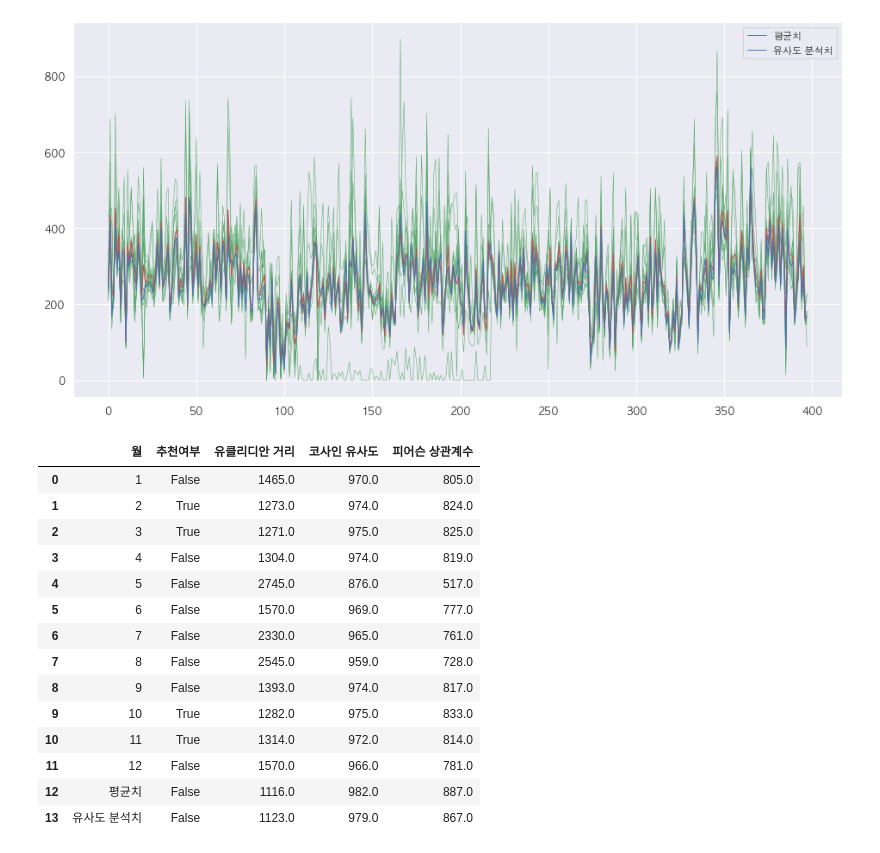
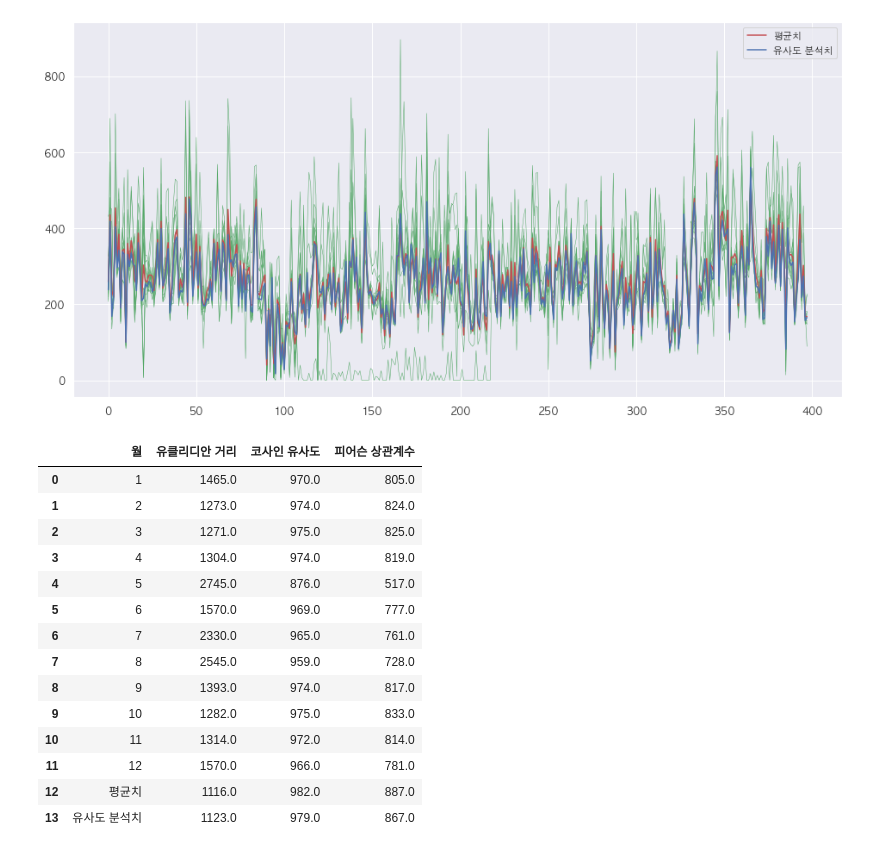
Before and after one commit to formegusto/contract-recommendation-system, a Jupyter notebook: prototype/notebook/New Prototype.ipynb, the cells around one changed output. Saved outputs shown, nothing was run; the diff lists cells and outputs as text; code cells hidden in the pictures.

```diff
--- a/prototype/notebook/New Prototype.ipynb
+++ b/prototype/notebook/New Prototype.ipynb
@@ -56,5 +76,5 @@ p
 | 10 | 11 | 212.0 |
 | 11 | 12 | 220.0 |
 # %%
-m
+m.set_index("month")
 # %% [output]
@@ -150,0 +220,16 @@ mean_result = nu.mean_analysis(m, p, min_per, max_per)
+# %%
+target = 'loss_ratio'
+
+comp = np.array(anal_result[1][target]['comp'])[0]
+single = np.array(anal_result[1][target]['single'])[0]
+
+
+chk = anal_result[1]['pos_change_per'][target][0]
+
+plt.figure(figsize=(16,10))
+plt.plot(range(min_per, max_per + 1),comp, color='r',label="종합계약 평균 손해율")
+plt.plot(range(min_per, max_per + 1),single, color='b', label="단일계약 평균 손해율")
+plt.axvline(chk, color='r', label="종합계약 유리시점")
+
+plt.xticks(range(min_per, max_per + 1, 20))
+plt.legend()
@@ -192,3 +310,16 @@ sim_pattern = np.array(m.set_index("month").iloc[recos].copy().mean(axis=0).roun
 
 test = np.append(test, [mean_pattern], axis=0)
 test = np.append(test, [sim_pattern], axis=0)
+# %%
+test = m.set_index("month")
+test.loc['sim'] = sim_pattern
+test
+
+test_np = np.array(test)
+plt.figure(figsize=(16,10))
+for idx, value in enumerate(test_np):
+    plt.plot(value, linewidth=0.3, color='g')
+    if idx == 12:
+        plt.plot(value, linewidth=1, color='r', label="유사도 분석치")
+
+plt.legend()
@@ -198,9 +336,9 @@ for idx,a in enumerate(test):
 
 
     if idx == 12:
-        plt.plot(a, linewidth=1, color='r', label="평균치")
+        plt.plot(a, linewidth=1.5, color='r', label="평균치")
     elif idx == 13:
-        plt.plot(a, linewidth=1, color='b', label="유사도 분석치")
+        plt.plot(a, linewidth=1.5, color='b', label="유사도 분석치")
     else:
         chk = np.where(recos == idx)
         plt.plot(a, linewidth=0.5, color='g')
@@ -210,52 +348,51 @@ plt.show()
 # %% [output]
 [figure]
 # %%
-analysis_df = pd.DataFrame(columns=["월","추천여부","유클리디안 거리","코사인 유사도","피어슨 상관계수"])
+analysis_df = pd.DataFrame(columns=["월","유클리디안 거리","코사인 유사도","피어슨 상관계수"])
 
 for idx, A in enumerate(test):
     sim_chks = np.array([])
     for B in test:
         sim_chks = np.append(sim_chks, [
             nu.euclidean_distance(A, B),
             round(nu.cosine_similarity(A, B) * 1000),
             round(nu.corr(A, B) * 1000)
         ])
 
     euc, cos, corr = np.round(sim_chks.reshape(-1,3).mean(axis=0))
     if idx == 12:
         month = "평균치"
     elif idx == 13:
         month = "유사도 분석치"
     else:
         month = "{}".format(idx + 1)
 
     chk = np.where(recos == idx)
     is_reco = False
     if len(chk[0]) != 0:
         is_reco = True
 
     analysis_df = analysis_df.append(pd.Series({
         "월": month,
-        "추천여부": is_reco,
         "유클리디안 거리": euc,
         "코사인 유사도": cos,
         "피어슨 상관계수": corr
     }, name="{}".format(idx)))
 
 analysis_df
 # %% [output]
-|  | 월 | 추천여부 | 유클리디안 거리 | 코사인 유사도 | 피어슨 상관계수 |
-| 0 | 1 | False | 1465.0 | 970.0 | 805.0 |
-| 1 | 2 | True | 1273.0 | 974.0 | 824.0 |
-| 2 | 3 | True | 1271.0 | 975.0 | 825.0 |
-| 3 | 4 | False | 1304.0 | 974.0 | 819.0 |
-| 4 | 5 | False | 2745.0 | 876.0 | 517.0 |
-| 5 | 6 | False | 1570.0 | 969.0 | 777.0 |
-| 6 | 7 | False | 2330.0 | 965.0 | 761.0 |
-| 7 | 8 | False | 2545.0 | 959.0 | 728.0 |
-| 8 | 9 | False | 1393.0 | 974.0 | 817.0 |
-| 9 | 10 | True | 1282.0 | 975.0 | 833.0 |
-| 10 | 11 | True | 1314.0 | 972.0 | 814.0 |
-| 11 | 12 | False | 1570.0 | 966.0 | 781.0 |
-| 12 | 평균치 | False | 1116.0 | 982.0 | 887.0 |
-| 13 | 유사도 분석치 | False | 1123.0 | 979.0 | 867.0 |
+|  | 월 | 유클리디안 거리 | 코사인 유사도 | 피어슨 상관계수 |
+| 0 | 1 | 1465.0 | 970.0 | 805.0 |
+| 1 | 2 | 1273.0 | 974.0 | 824.0 |
+| 2 | 3 | 1271.0 | 975.0 | 825.0 |
+| 3 | 4 | 1304.0 | 974.0 | 819.0 |
+| 4 | 5 | 2745.0 | 876.0 | 517.0 |
+| 5 | 6 | 1570.0 | 969.0 | 777.0 |
+| 6 | 7 | 2330.0 | 965.0 | 761.0 |
+| 7 | 8 | 2545.0 | 959.0 | 728.0 |
+| 8 | 9 | 1393.0 | 974.0 | 817.0 |
+| 9 | 10 | 1282.0 | 975.0 | 833.0 |
+| 10 | 11 | 1314.0 | 972.0 | 814.0 |
+| 11 | 12 | 1570.0 | 966.0 | 781.0 |
+| 12 | 평균치 | 1116.0 | 982.0 | 887.0 |
+| 13 | 유사도 분석치 | 1123.0 | 979.0 | 867.0 |
```
Also changed, not shown: parts of 19 cells of this notebook, 9 other files.
